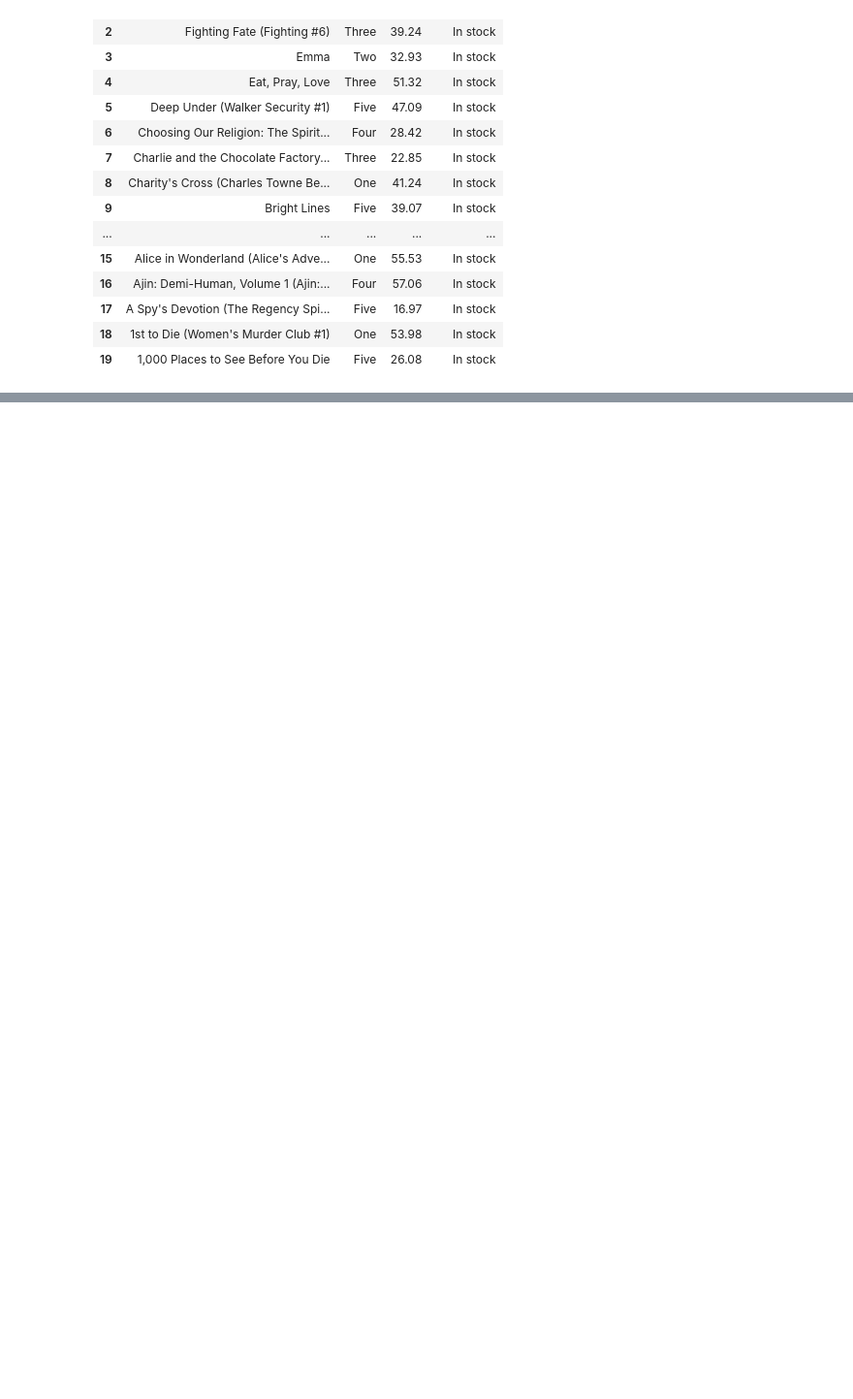
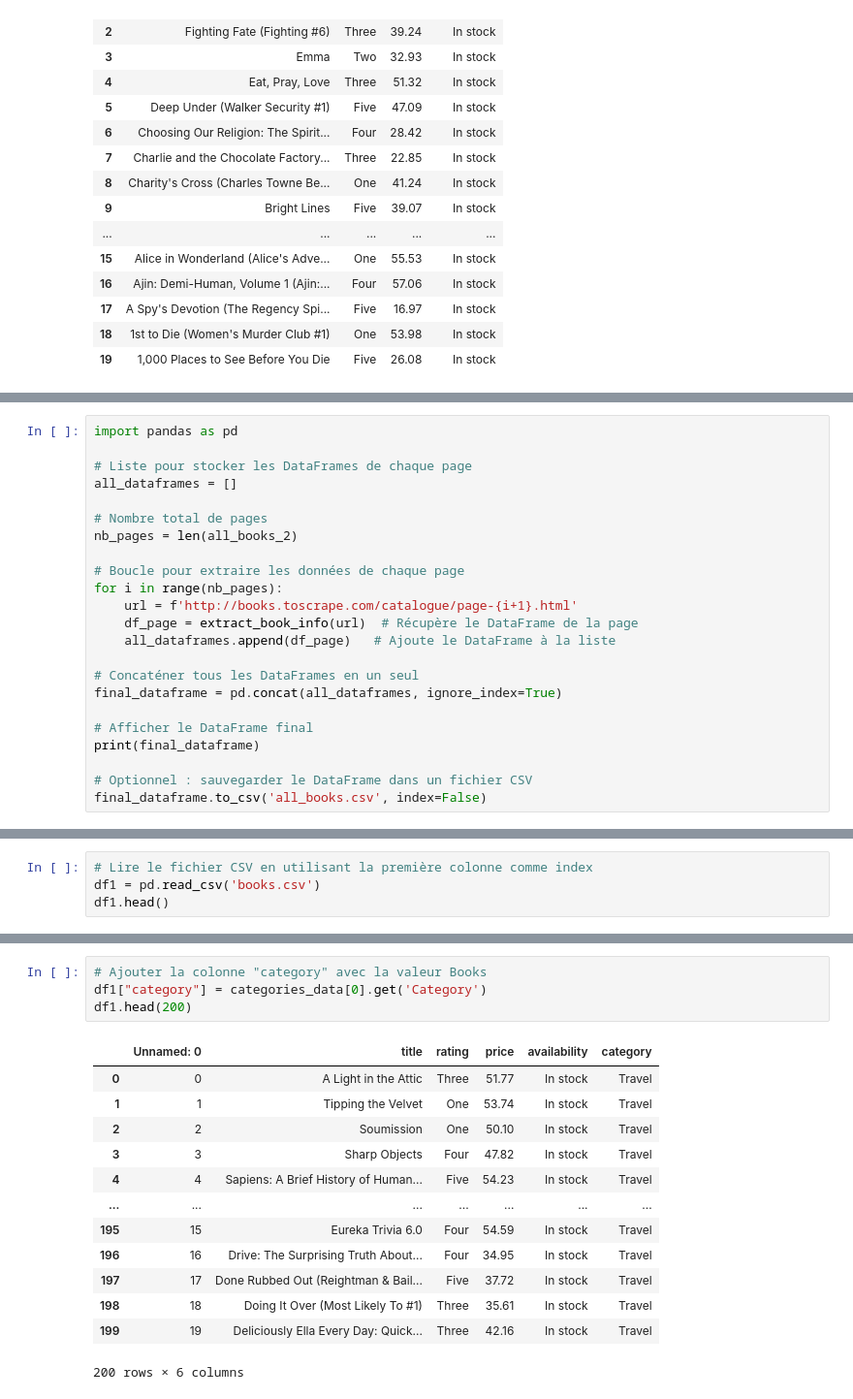
Before and after one commit to raymondgadji/DatAnalyst, a Jupyter notebook: Cours/Semaine6/Brief_Livres_elts_correction_partie1.ipynb, the cells around one changed output, grey strips where cells are left out. Shown at 97% size. Saved outputs shown, nothing was run; the diff lists cells and outputs as text; blank space fills up the shorter version.

```diff
--- a/Cours/Semaine6/Brief_Livres_elts_correction_partie1.ipynb
+++ b/Cours/Semaine6/Brief_Livres_elts_correction_partie1.ipynb
@@ -397,3 +405,26 @@ for i in range(nb_pages) :
 17     In stock
 18     In stock
 19     In stock
+# %%
+import pandas as pd
+
+# Liste pour stocker les DataFrames de chaque page
+all_dataframes = []
+
+# Nombre total de pages
+nb_pages = len(all_books_2)
+
+# Boucle pour extraire les données de chaque page
+for i in range(nb_pages):
+    url = f'http://books.toscrape.com/catalogue/page-{i+1}.html'
+    df_page = extract_book_info(url)  # Récupère le DataFrame de la page
+    all_dataframes.append(df_page)   # Ajoute le DataFrame à la liste
+
+# Concaténer tous les DataFrames en un seul
+final_dataframe = pd.concat(all_dataframes, ignore_index=True)
+
+# Afficher le DataFrame final
+print(final_dataframe)
+
+# Optionnel : sauvegarder le DataFrame dans un fichier CSV
+final_dataframe.to_csv('all_books.csv', index=False)
@@ -399,0 +562,4 @@ for i in range(nb_pages) :
+# %%
+# Lire le fichier CSV en utilisant la première colonne comme index
+df1 = pd.read_csv('books.csv')
+df1.head()
@@ -399,0 +573,18 @@ for i in range(nb_pages) :
+# %%
+# Ajouter la colonne "category" avec la valeur Books
+df1["category"] = categories_data[0].get('Category')
+df1.head(200)
+# %% [output]
+|  | Unnamed: 0 | title | rating | price | availability | category |
+| 0 | 0 | A Light in the Attic | Three | 51.77 | In stock | Travel |
+| 1 | 1 | Tipping the Velvet | One | 53.74 | In stock | Travel |
+| 2 | 2 | Soumission | One | 50.10 | In stock | Travel |
+| 3 | 3 | Sharp Objects | Four | 47.82 | In stock | Travel |
+| 4 | 4 | Sapiens: A Brief History of Human... | Five | 54.23 | In stock | Travel |
+| ... | ... | ... | ... | ... | ... | ... |
+| 195 | 15 | Eureka Trivia 6.0 | Four | 54.59 | In stock | Travel |
+| 196 | 16 | Drive: The Surprising Truth About... | Four | 34.95 | In stock | Travel |
+| 197 | 17 | Done Rubbed Out (Reightman & Bail... | Five | 37.72 | In stock | Travel |
+| 198 | 18 | Doing It Over (Most Likely To #1) | Three | 35.61 | In stock | Travel |
+| 199 | 19 | Deliciously Ella Every Day: Quick... | Three | 42.16 | In stock | Travel |
+200 rows × 6 columns
```
Also changed, not shown: parts of 18 cells of this notebook, 11 other files.
